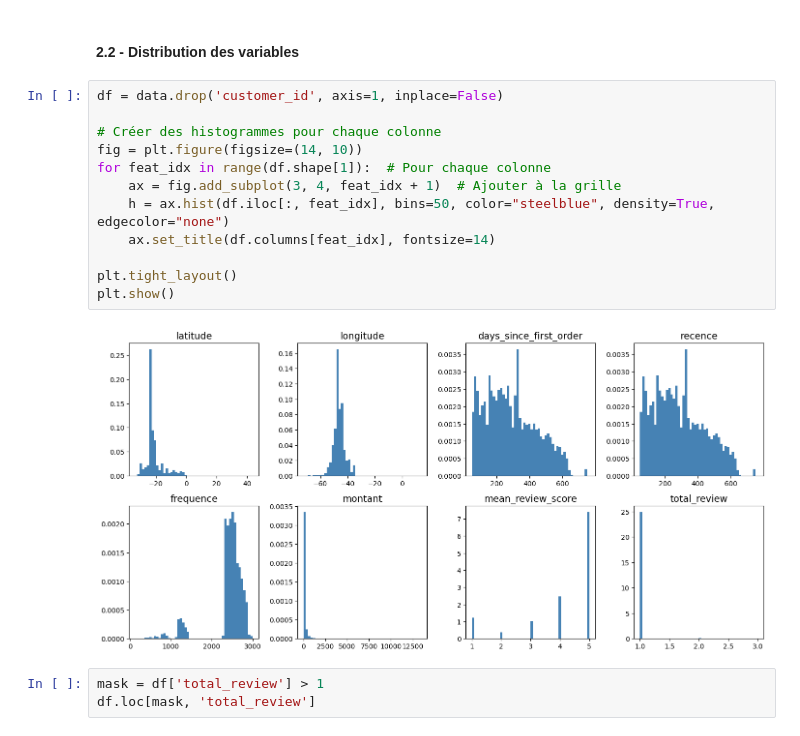
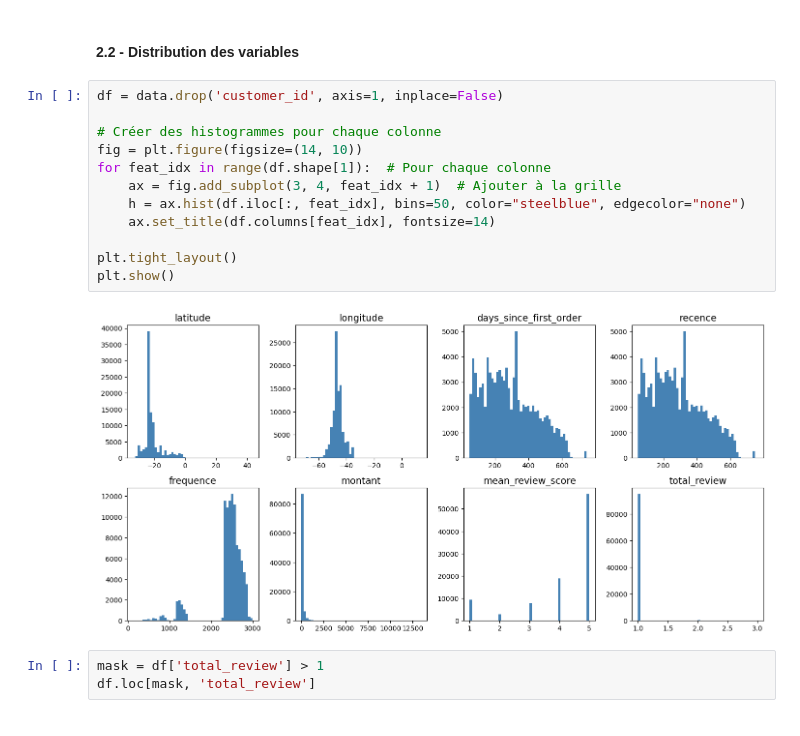
Before and after one commit to ludovic-source/Data_scientist_formation, a Jupyter notebook: projet_5/Projet_5_exploration.ipynb, the cells around one changed output. Cells and saved outputs as stored; diff of their text form.

```diff
--- a/projet_5/Projet_5_exploration.ipynb
+++ b/projet_5/Projet_5_exploration.ipynb
@@ -281,17 +281,17 @@ plt.show()
 # %%
 df = data.drop('customer_id', axis=1, inplace=False)
 
 # Créer des histogrammes pour chaque colonne
 fig = plt.figure(figsize=(14, 10))
 for feat_idx in range(df.shape[1]):  # Pour chaque colonne
     ax = fig.add_subplot(3, 4, feat_idx + 1)  # Ajouter à la grille
-    h = ax.hist(df.iloc[:, feat_idx], bins=50, color="steelblue", density=True, edgecolor="none")
+    h = ax.hist(df.iloc[:, feat_idx], bins=50, color="steelblue", edgecolor="none")
     ax.set_title(df.columns[feat_idx], fontsize=14)
 
 plt.tight_layout()
 plt.show()
 # %% [output]
-[figure, old version]
+[figure, new version]
 # %%
 mask = df['total_review'] > 1
 df.loc[mask, 'total_review']
```
